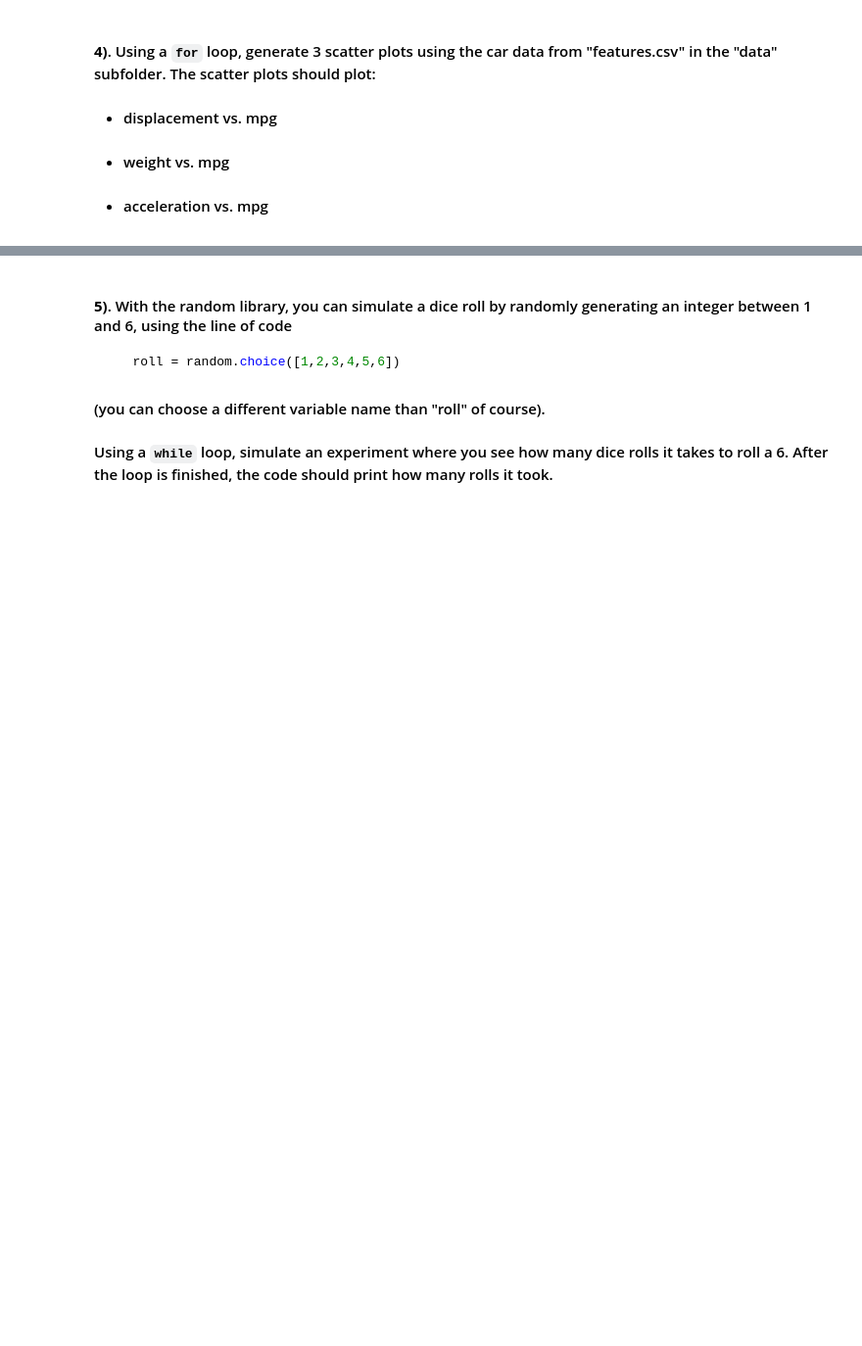
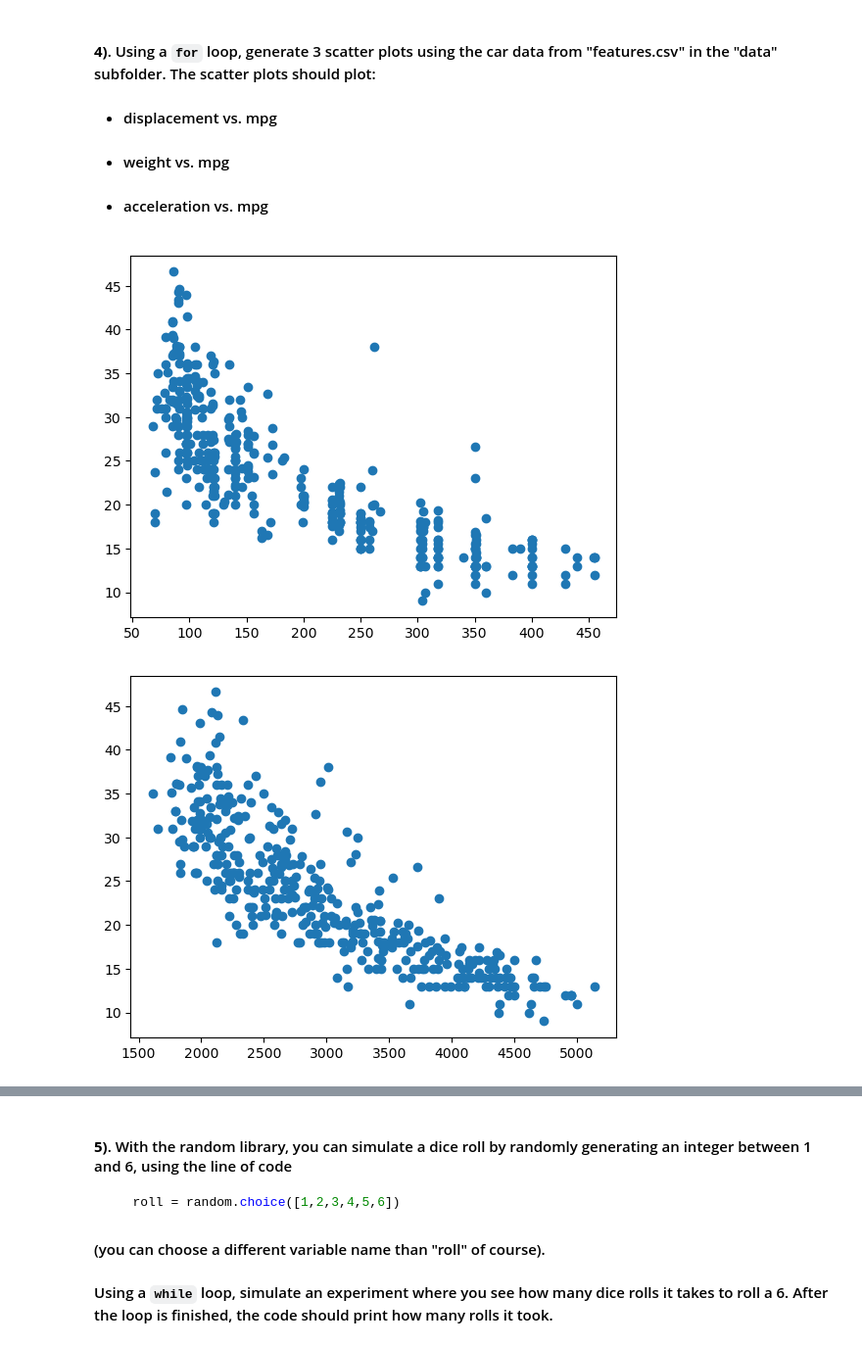
Before and after one commit to rdedatt/datasci151spring2026, a Jupyter notebook: lecture_08/riya_lecture_08_notes.ipynb, the cells around one changed output, grey strips where cells are left out. Shown at 98% size. Saved outputs shown, nothing was run; the diff lists cells and outputs as text; code cells hidden in the pictures; blank space fills up the shorter version.

```diff
--- a/lecture_08/riya_lecture_08_notes.ipynb
+++ b/lecture_08/riya_lecture_08_notes.ipynb
@@ -591,6 +595,17 @@ print(sn)
 - #### weight vs. mpg
 - #### acceleration vs. mpg
 # %%
-carfeatures = pd.read_csv("data/features.csv")
 
 # your code below
+import matplotlib.pyplot as plt
+import pandas as pd
+
+carfeatures = pd.read_csv("data/features.csv")
+x_var = ['displacement', 'weight', 'acceleration']
+
+for variables in x_var:
+    plt.scatter(x = carfeatures[variables], y = carfeatures['mpg'])
+    plt.show()
+# %% [output]
+[figure, added]
+[figure, added]
```
Also changed, not shown: parts of 3 cells of this notebook, 1 other file.
